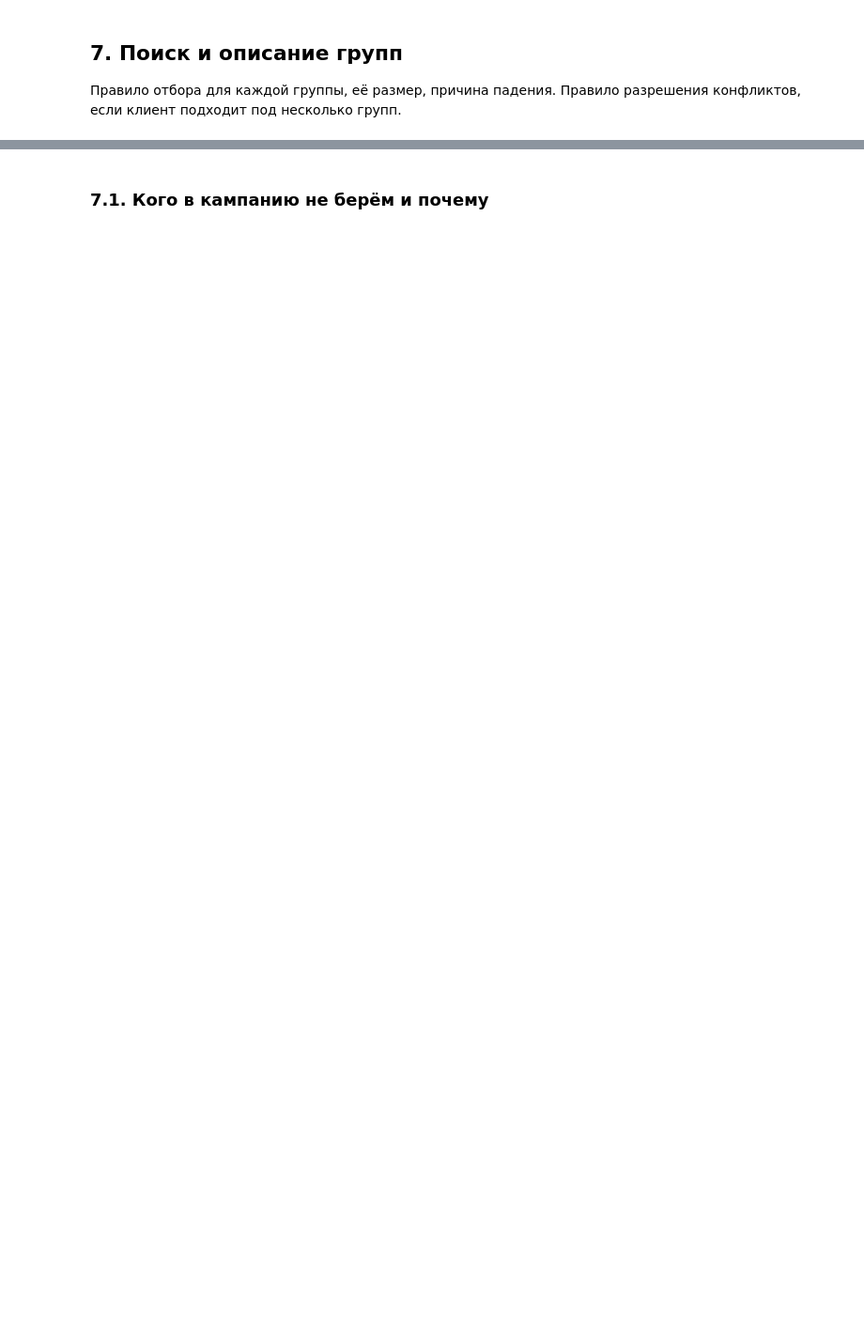
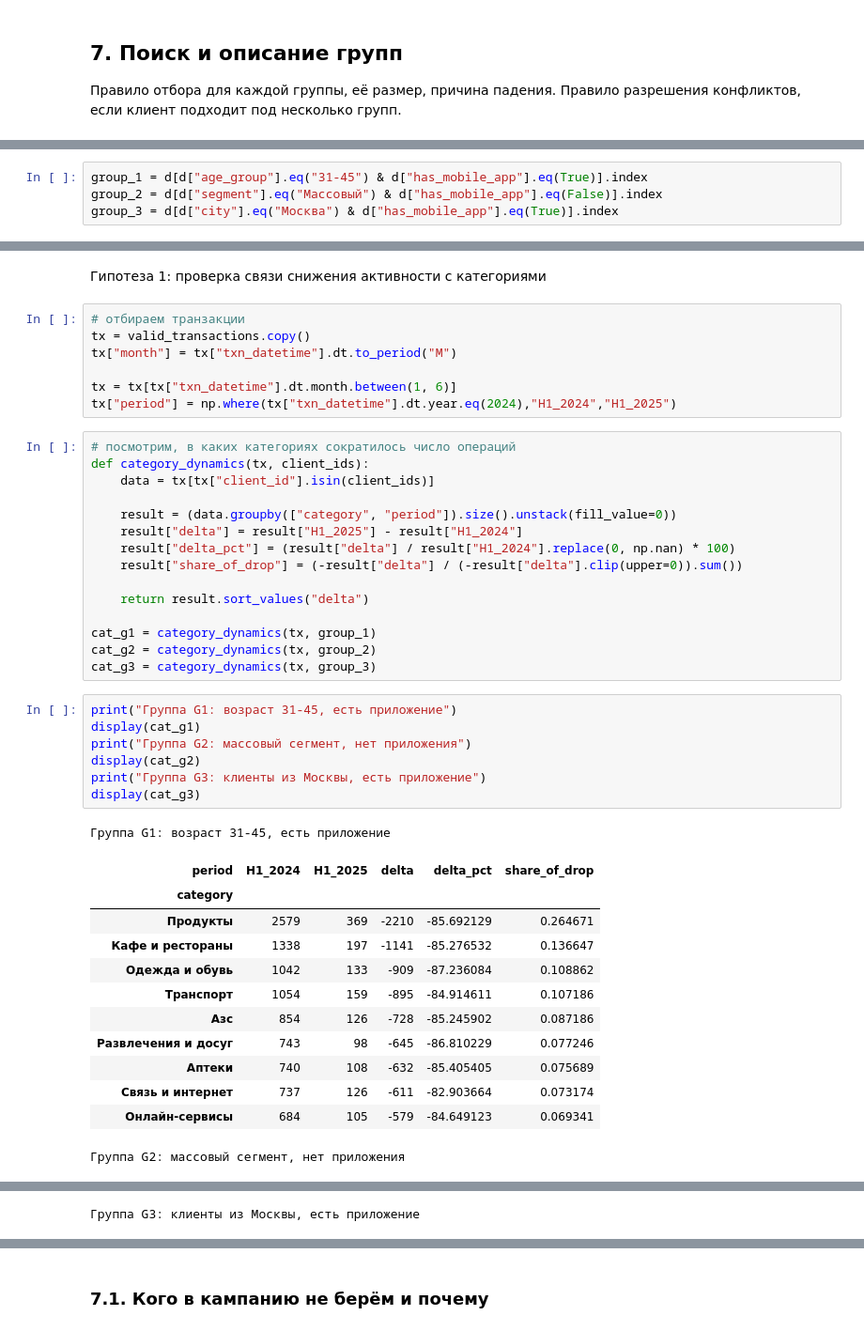
Before and after one commit to mashamis/Mischenko_Maria_Lab1, a Jupyter notebook: 01_analysis.ipynb, the cells around one changed output, grey strips where cells are left out. Shown at 94% size. Cells and saved outputs as stored; diff of their text form; blank space fills up the shorter version.

```diff
--- a/01_analysis.ipynb
+++ b/01_analysis.ipynb
@@ -1964,0 +2040,4 @@ heat("satisfaction_score", "has_mobile_app")
+# %%
+group_1 = d[d["age_group"].eq("31-45") & d["has_mobile_app"].eq(True)].index
+group_2 = d[d["segment"].eq("Массовый") & d["has_mobile_app"].eq(False)].index
+group_3 = d[d["city"].eq("Москва") & d["has_mobile_app"].eq(True)].index
@@ -1964,0 +2050,45 @@ heat("satisfaction_score", "has_mobile_app")
+# %% [markdown]
+Гипотеза 1: проверка связи снижения активности с категориями
+# %%
+# отбираем транзакции
+tx = valid_transactions.copy()
+tx["month"] = tx["txn_datetime"].dt.to_period("M")
+
+tx = tx[tx["txn_datetime"].dt.month.between(1, 6)]
+tx["period"] = np.where(tx["txn_datetime"].dt.year.eq(2024),"H1_2024","H1_2025")
+# %%
+# посмотрим, в каких категориях сократилось число операций
+def category_dynamics(tx, client_ids):
+    data = tx[tx["client_id"].isin(client_ids)]
+
+    result = (data.groupby(["category", "period"]).size().unstack(fill_value=0))
+    result["delta"] = result["H1_2025"] - result["H1_2024"]
+    result["delta_pct"] = (result["delta"] / result["H1_2024"].replace(0, np.nan) * 100)
+    result["share_of_drop"] = (-result["delta"] / (-result["delta"].clip(upper=0)).sum())
+
+    return result.sort_values("delta")
+
+cat_g1 = category_dynamics(tx, group_1)
+cat_g2 = category_dynamics(tx, group_2)
+cat_g3 = category_dynamics(tx, group_3)
+# %%
+print("Группа G1: возраст 31-45, есть приложение")
+display(cat_g1)
+print("Группа G2: массовый сегмент, нет приложения")
+display(cat_g2)
+print("Группа G3: клиенты из Москвы, есть приложение")
+display(cat_g3)
+# %% [output]
+Группа G1: возраст 31-45, есть приложение
+| period | H1_2024 | H1_2025 | delta | delta_pct | share_of_drop |
+| category |  |  |  |  |  |
+| Продукты | 2579 | 369 | -2210 | -85.692129 | 0.264671 |
+| Кафе и рестораны | 1338 | 197 | -1141 | -85.276532 | 0.136647 |
+| Одежда и обувь | 1042 | 133 | -909 | -87.236084 | 0.108862 |
+| Транспорт | 1054 | 159 | -895 | -84.914611 | 0.107186 |
+| Азс | 854 | 126 | -728 | -85.245902 | 0.087186 |
+| Развлечения и досуг | 743 | 98 | -645 | -86.810229 | 0.077246 |
+| Аптеки | 740 | 108 | -632 | -85.405405 | 0.075689 |
+| Связь и интернет | 737 | 126 | -611 | -82.903664 | 0.073174 |
+| Онлайн-сервисы | 684 | 105 | -579 | -84.649123 | 0.069341 |
+Группа G2: массовый сегмент, нет приложения
@@ -1964,0 +2106 @@ heat("satisfaction_score", "has_mobile_app")
+Группа G3: клиенты из Москвы, есть приложение
```
Also changed, not shown: parts of 60 cells of this notebook, 4 other files.
